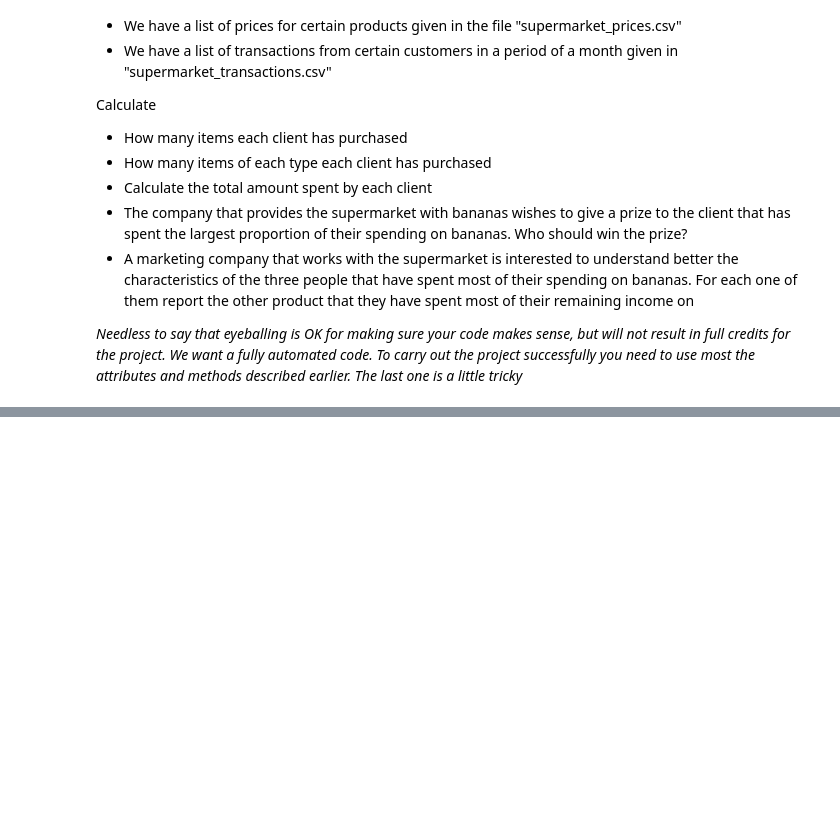
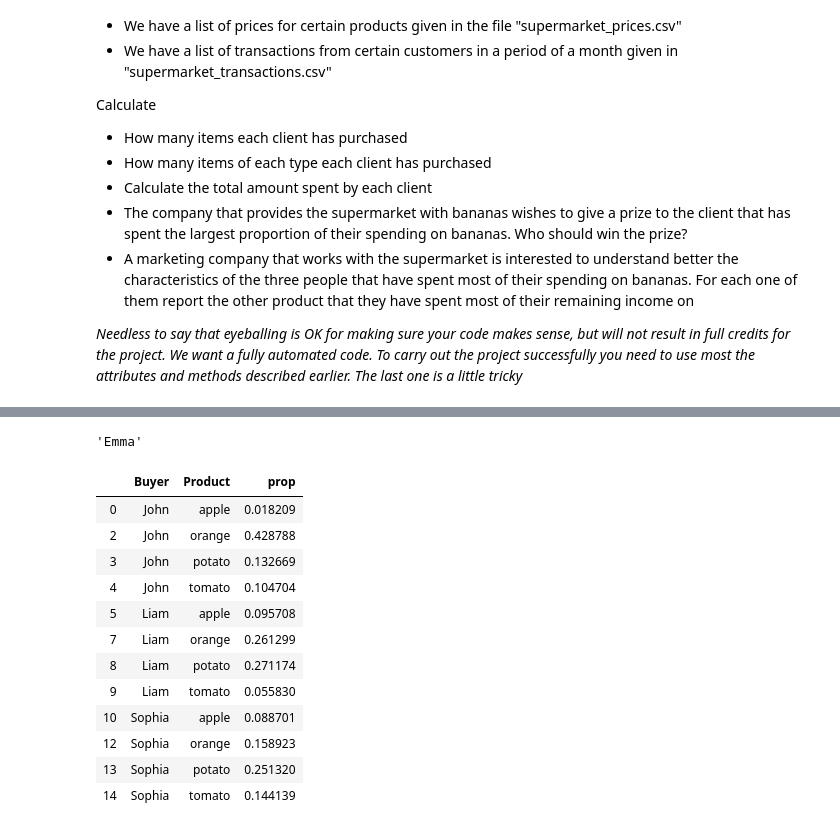
Before and after one commit to bgsedatascience/module-intro-to-pandas, a Jupyter notebook: pandas.ipynb, the cells around one changed output, grey strips where cells are left out. Cells and saved outputs as stored; diff of their text form; code cells hidden in the pictures; blank space fills up the shorter version.

```diff
--- a/pandas.ipynb
+++ b/pandas.ipynb
@@ -674,0 +958,38 @@ Calculate
+# %%
+#The company that provides the supermarket with bananas wishes to give a prize to the client that
+#has spent the largest proportion of their spending on bananas. Who should win the prize?
+
+merged_banana = merged_tables[merged_tables.Product=='banana']
+spent_banana = merged_banana[['Buyer','total_spent']].groupby('Buyer').sum()
+spent_banana_total = pd.merge(spent_banana,client_spent, on = 'Buyer', how = 'inner')
+spent_banana_total['prop_banana'] = spent_banana_total['total_spent_x']/spent_banana_total['total_spent_y']
+spent_banana_total.prop_banana.idxmax()
+# %% [output]
+'Emma'
+# %%
+#A marketing company that works with the supermarket is interested to understand better the
+#characteristics of the three people that have spent most of their spending on bananas.
+#For each one of them report the other product that they have spent most of their remaining income on.
+top_three = spent_banana_total.prop_banana.sort_values()[-4:-1].index.values
+spending = pd.DataFrame()
+for person in top_three:
+    spending = pd.concat([spending, merged_tables[merged_tables.Buyer == person]],axis=0)
+spent_buyer_prod = spending.groupby(['Buyer','Product']).sum().reset_index()[['Buyer','Product','total_spent']]
+total_buyer_prod = pd.merge(spent_buyer_prod,client_spent,on='Buyer',how='left')
+total_buyer_prod['prop'] = total_buyer_prod.total_spent_x/total_buyer_prod.total_spent_y
+total_buyer_prod[['Buyer','Product','prop']][total_buyer_prod.Product!='banana']
+#Not Complete
+# %% [output]
+|  | Buyer | Product | prop |
+| 0 | John | apple | 0.018209 |
+| 2 | John | orange | 0.428788 |
+| 3 | John | potato | 0.132669 |
+| 4 | John | tomato | 0.104704 |
+| 5 | Liam | apple | 0.095708 |
+| 7 | Liam | orange | 0.261299 |
+| 8 | Liam | potato | 0.271174 |
+| 9 | Liam | tomato | 0.055830 |
+| 10 | Sophia | apple | 0.088701 |
+| 12 | Sophia | orange | 0.158923 |
+| 13 | Sophia | potato | 0.251320 |
+| 14 | Sophia | tomato | 0.144139 |
```
Also changed, not shown: parts of 40 cells of this notebook.
